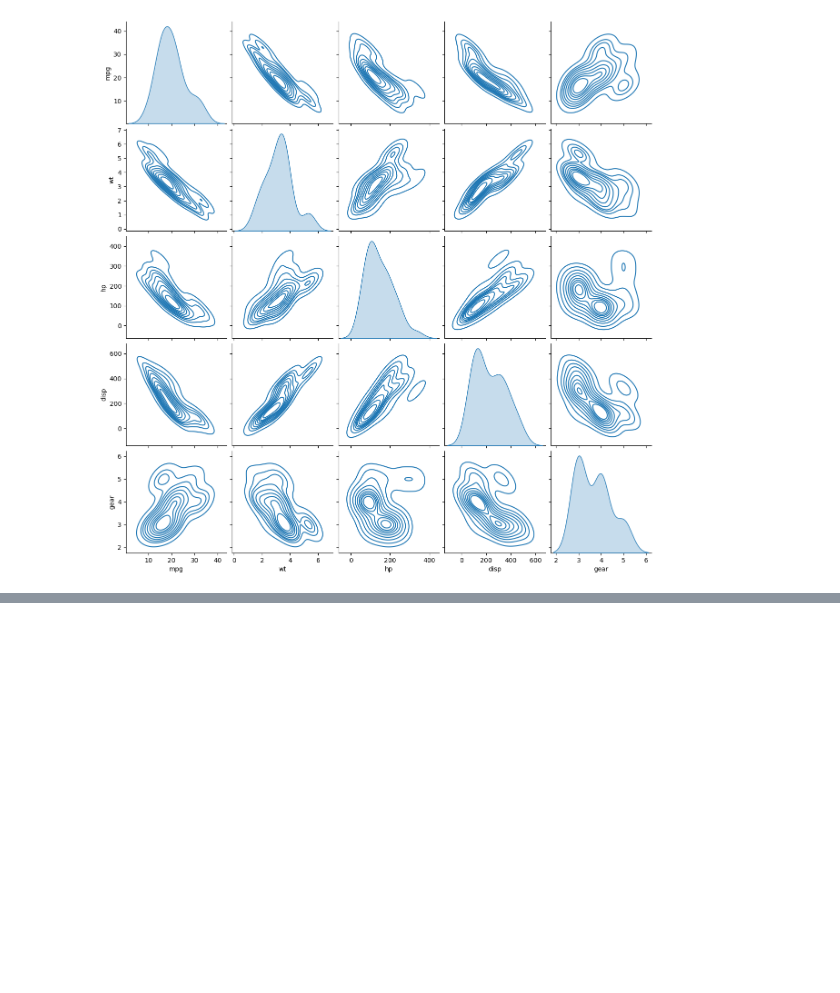
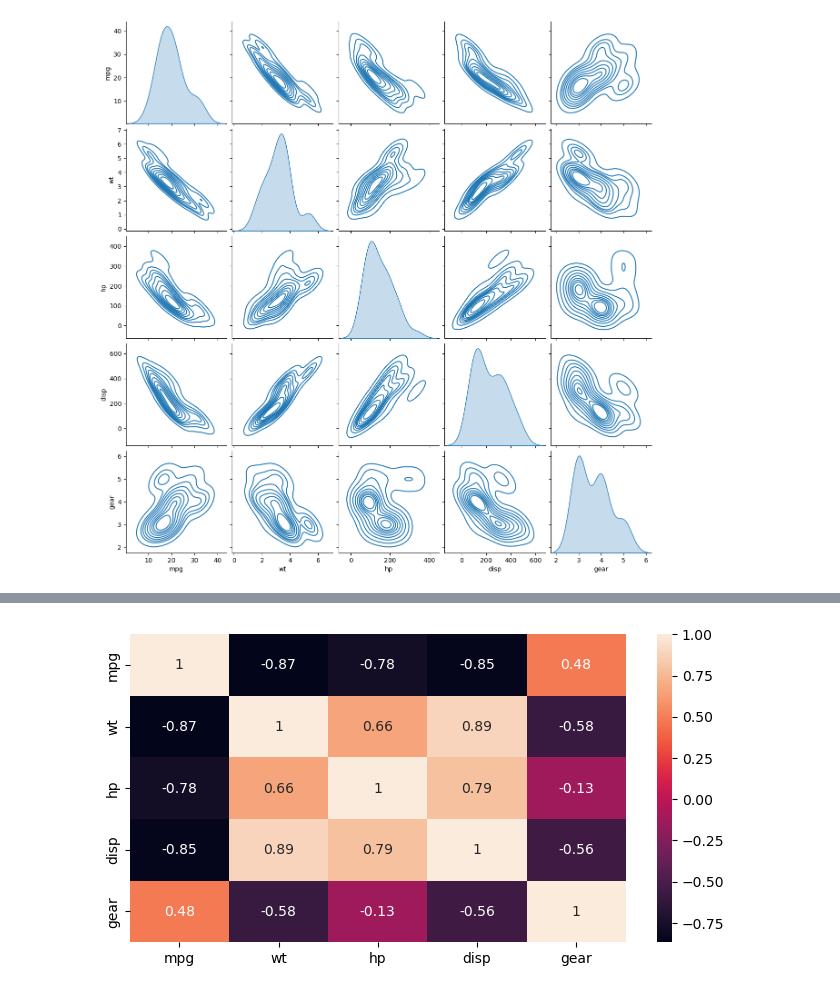
Before and after one commit to vidyadharbendre/learn_advanced_python_using_examples, a Jupyter notebook: notebooks/Advanced/advanced_python_programming_4.ipynb, the cells around one changed output, grey strips where cells are left out. Cells and saved outputs as stored; diff of their text form; code cells hidden in the pictures; blank space fills up the shorter version.

```diff
--- a/notebooks/Advanced/advanced_python_programming_4.ipynb
+++ b/notebooks/Advanced/advanced_python_programming_4.ipynb
@@ -1412,0 +1431,3 @@ sns.pairplot(data=df1, kind='kde', diag_kind='kde' )
+# %%
+cmat = df1.corr()
+cmat
@@ -1412,0 +1441,6 @@ sns.pairplot(data=df1, kind='kde', diag_kind='kde' )
+# %%
+plt.figure(figsize=(8, 4), dpi=100)
+sns.heatmap(cmat, annot=True)
+plt.show()
+# %% [output]
+[figure, added]
```
Also changed, not shown: parts of 7 cells of this notebook.
